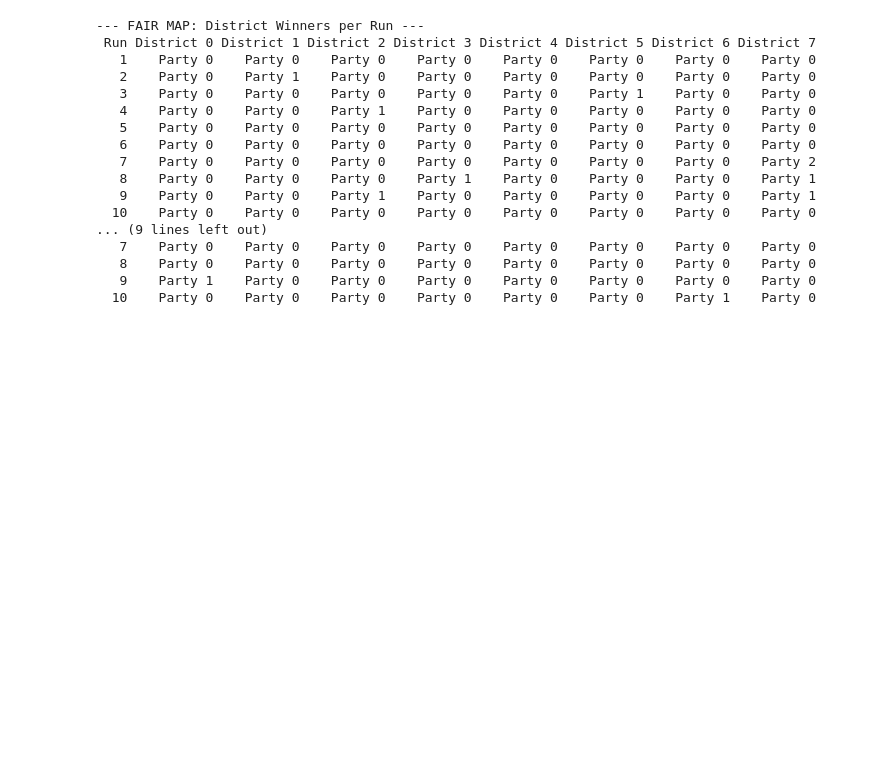
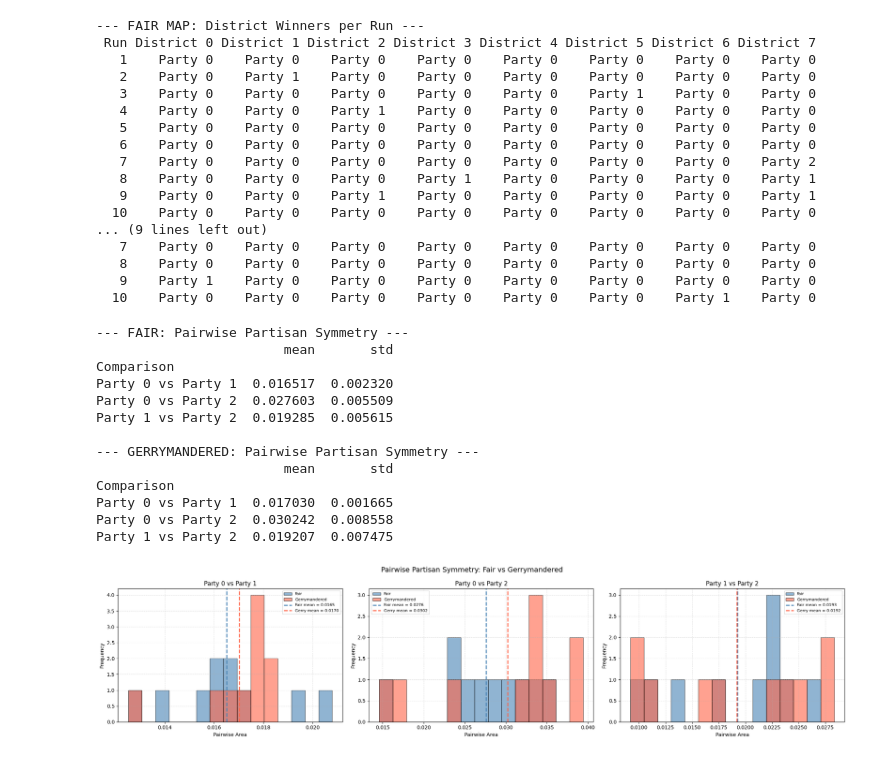
Before and after one commit to CarlLienert/SeniorCapstone, a Jupyter notebook: simmy.ipynb, the cells around one changed output. Drawn from its saved outputs; the diff is of its cells as text; code cells hidden in the pictures; blank space fills up the shorter version.

```diff
--- a/simmy.ipynb
+++ b/simmy.ipynb
@@ -506,3 +642,59 @@ print(df_gerry_winners.to_string(index=False))
    8    Party 0    Party 0    Party 0    Party 0    Party 0    Party 0    Party 0    Party 0
    9    Party 1    Party 0    Party 0    Party 0    Party 0    Party 0    Party 0    Party 0
   10    Party 0    Party 0    Party 0    Party 0    Party 0    Party 0    Party 1    Party 0
+# %%
+df_fair_pair  = pd.DataFrame(all_fair_pair_rows)
+df_gerry_pair = pd.DataFrame(all_gerry_pair_rows)
+
+print("\n--- FAIR: Pairwise Partisan Symmetry ---")
+print(df_fair_pair.groupby("Comparison")["Pairwise_Area"].agg(["mean", "std"]))
+
+print("\n--- GERRYMANDERED: Pairwise Partisan Symmetry ---")
+print(df_gerry_pair.groupby("Comparison")["Pairwise_Area"].agg(["mean", "std"]))
+
+n_pairs = len(party_pairs)
+fig, axes = plt.subplots(1, n_pairs, figsize=(7 * n_pairs, 5))
+if n_pairs == 1:
+    axes = [axes]
+
+fig.suptitle("Pairwise Partisan Symmetry: Fair vs Gerrymandered", fontsize=14)
+
+for ax, (p1, p2) in zip(axes, party_pairs):
+    comp       = f"{p1} vs {p2}"
+    fair_vals  = df_fair_pair [df_fair_pair ["Comparison"] == comp]["Pairwise_Area"]
+    gerry_vals = df_gerry_pair[df_gerry_pair["Comparison"] == comp]["Pairwise_Area"]
+
+    bins = np.linspace(min(fair_vals.min(), gerry_vals.min()),
+                       max(fair_vals.max(), gerry_vals.max()), 16)
+
+    ax.hist(fair_vals,  bins=bins, alpha=0.6, color="steelblue",
+            edgecolor="black", label="Fair")
+    ax.hist(gerry_vals, bins=bins, alpha=0.6, color="tomato",
+            edgecolor="black", label="Gerrymandered")
+    ax.axvline(fair_vals.mean(),  color="steelblue", linestyle="--", lw=2,
+               label=f"Fair mean = {fair_vals.mean():.4f}")
+    ax.axvline(gerry_vals.mean(), color="tomato",    linestyle="--", lw=2,
+               label=f"Gerry mean = {gerry_vals.mean():.4f}")
+    ax.set_title(comp)
+    ax.set_xlabel("Pairwise Area")
+    ax.set_ylabel("Frequency")
+    ax.legend(fontsize=8)
+    ax.grid(True, linestyle="--", alpha=0.4)
+
+plt.tight_layout()
+plt.show()
+# %% [output]
+--- FAIR: Pairwise Partisan Symmetry ---
+                        mean       std
+Comparison
+Party 0 vs Party 1  0.016517  0.002320
+Party 0 vs Party 2  0.027603  0.005509
+Party 1 vs Party 2  0.019285  0.005615
+
+--- GERRYMANDERED: Pairwise Partisan Symmetry ---
+                        mean       std
+Comparison
+Party 0 vs Party 1  0.017030  0.001665
+Party 0 vs Party 2  0.030242  0.008558
+Party 1 vs Party 2  0.019207  0.007475
+[figure, added]
```
Also changed, not shown: parts of 1 cell of this notebook, 3 other files.
